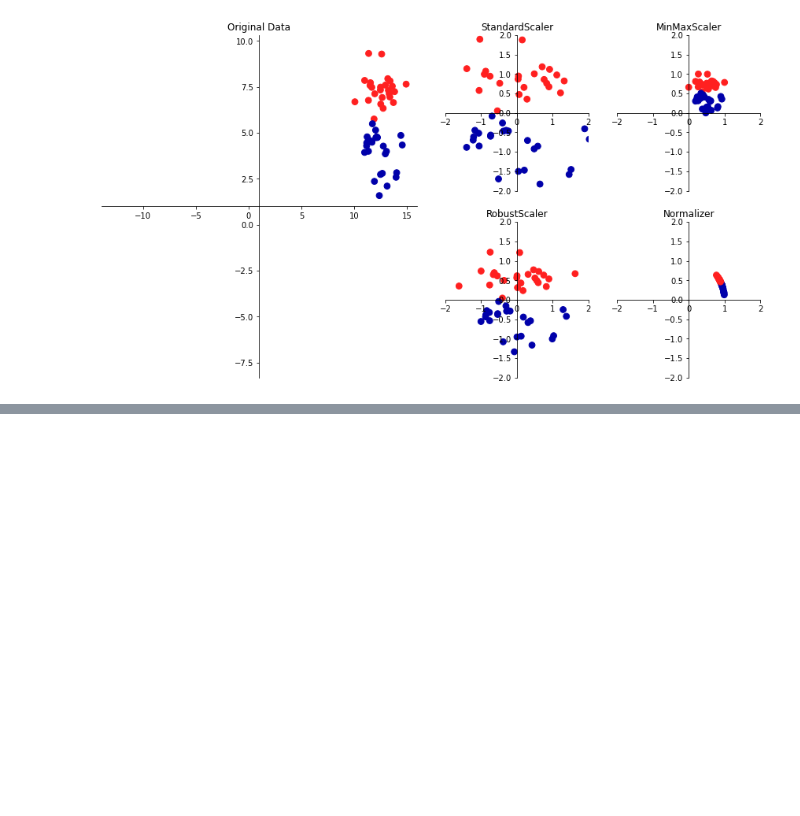
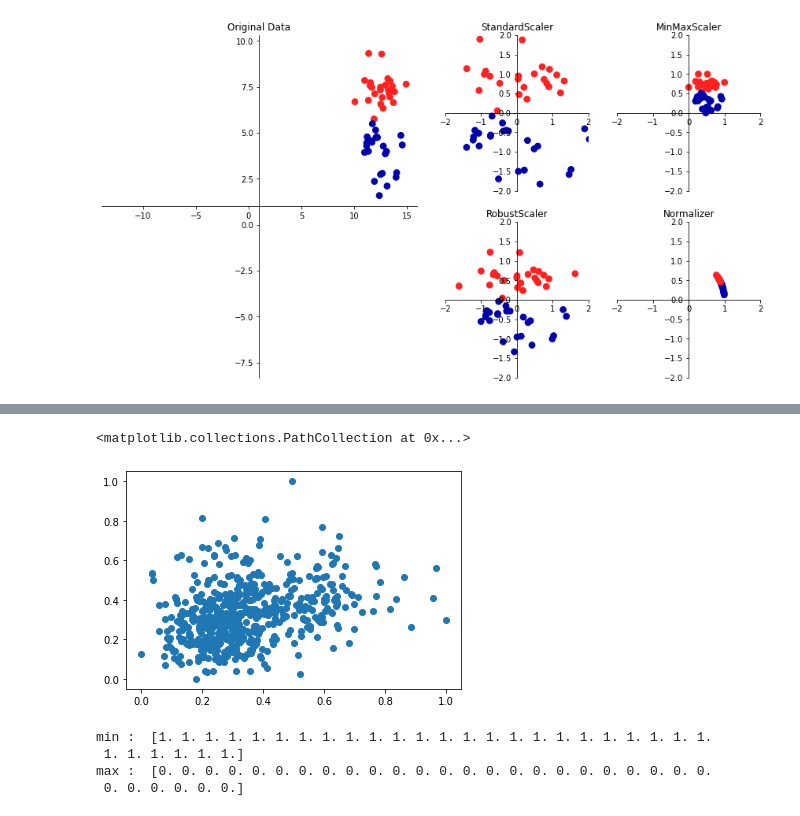
Before and after one commit to apple0626/Machine_Learning, a Jupyter notebook: Dimensional Reduction.ipynb, the cells around one changed output, grey strips where cells are left out. Cells and saved outputs as stored; diff of their text form; code cells hidden in the pictures; blank space fills up the shorter version.

```diff
--- a/Dimensional Reduction.ipynb
+++ b/Dimensional Reduction.ipynb
@@ -20,0 +27,5 @@ mglearn.plots.plot_scaling()
+# %%
+# MinMax scaler
+from sklearn.preprocessing import MinMaxScaler
+scaler = MinMaxScaler().fit(X)
+X_scaled = scaler.transform(X)
@@ -20,0 +37,13 @@ mglearn.plots.plot_scaling()
+# %%
+plt.scatter(X_scaled[:,0], X_scaled[:,1])
+# %% [output]
+<matplotlib.collections.PathCollection at 0x...>
+[figure, added]
+# %%
+print('min : ', X_scaled.max(axis = 0)) # axis = 0 : feature
+print('max : ', X_scaled.min(axis = 0)) # axis = 1 : sample
+# %% [output]
+min :  [1. 1. 1. 1. 1. 1. 1. 1. 1. 1. 1. 1. 1. 1. 1. 1. 1. 1. 1. 1. 1. 1. 1. 1.
+ 1. 1. 1. 1. 1. 1.]
+max :  [0. 0. 0. 0. 0. 0. 0. 0. 0. 0. 0. 0. 0. 0. 0. 0. 0. 0. 0. 0. 0. 0. 0. 0.
+ 0. 0. 0. 0. 0. 0.]
```
Also changed, not shown: parts of 19 cells of this notebook.
